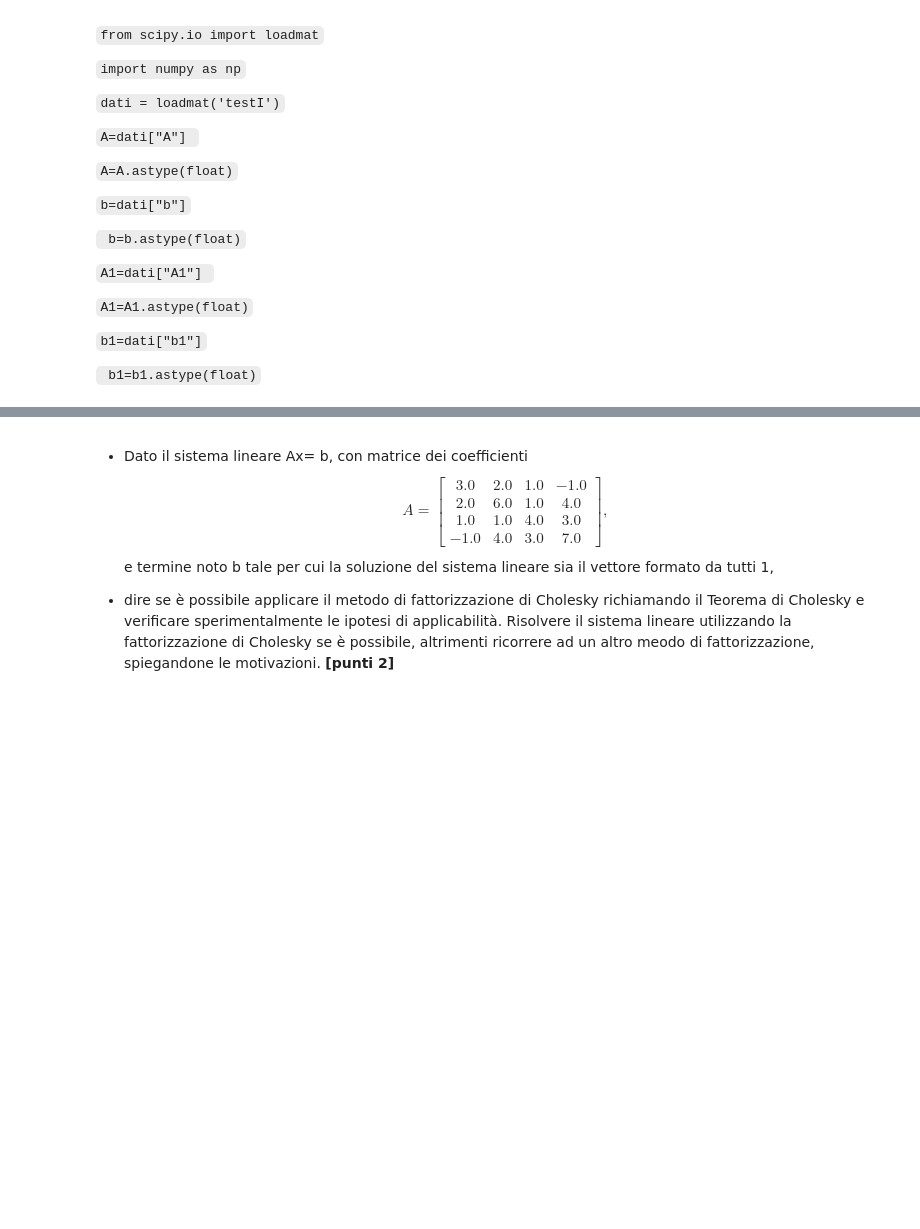
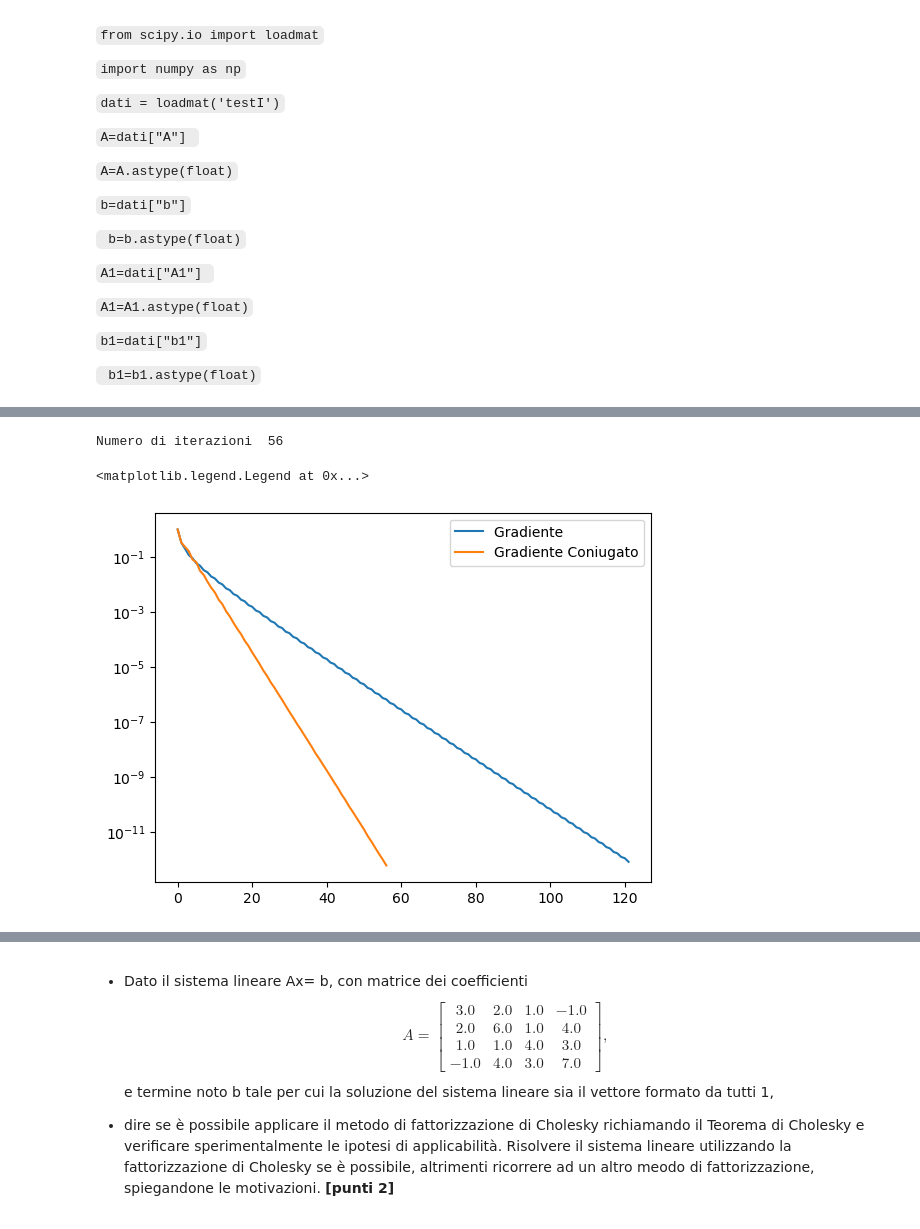
Before and after one commit to Hachi-69/Unibo-Computer-Science-and-Engineering-Year-2, a Jupyter notebook: Numerical-Methods-for-Artificial-Intelligence/SimulazioneII/SimulazioneII.ipynb, the cells around one changed output, grey strips where cells are left out. Saved outputs shown, nothing was run; the diff lists cells and outputs as text; code cells hidden in the pictures; blank space fills up the shorter version.

```diff
--- a/Numerical-Methods-for-Artificial-Intelligence/SimulazioneII/SimulazioneII.ipynb
+++ b/Numerical-Methods-for-Artificial-Intelligence/SimulazioneII/SimulazioneII.ipynb
@@ -47,0 +238,13 @@ Per la lettura dei dati procedere nel seguente modo:
+# %%
+x0 = np.zeros_like(b)
+toll = 1e-12
+itmax = 2000
+xCG_1, vet_rCG_1, it_a_CG_1, it_CG1_1 = conjugate_gradient(A, b, x0, itmax, toll)
+#print(xCG_1)
+print("Numero di iterazioni ", it_CG1_1)
+plt.semilogy(range(it_G1_1 + 1), vet_rG_1, range(it_CG1_1 + 1), vet_rCG_1)
+plt.legend(["Gradiente ","Gradiente Coniugato"])
+# %% [output]
+Numero di iterazioni  56
+<matplotlib.legend.Legend at 0x...>
+[figure, added]
```
Also changed, not shown: parts of 22 cells of this notebook.
